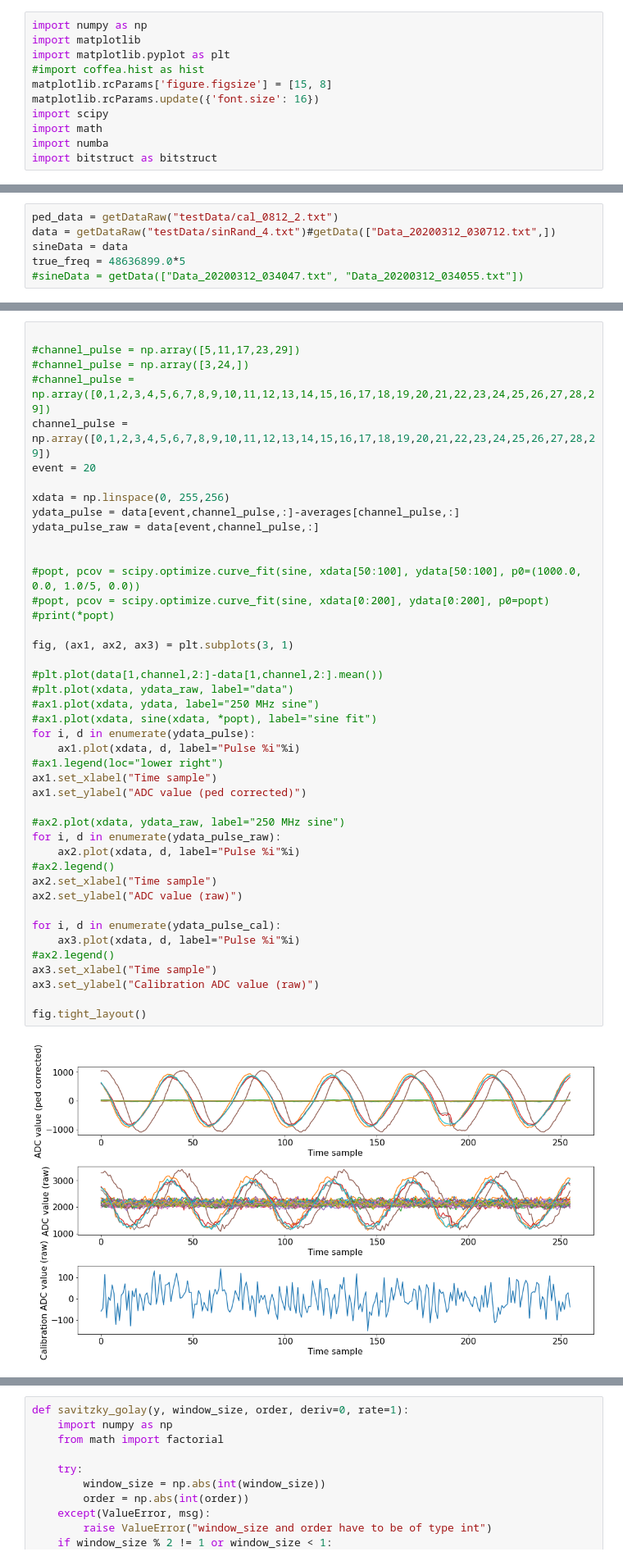
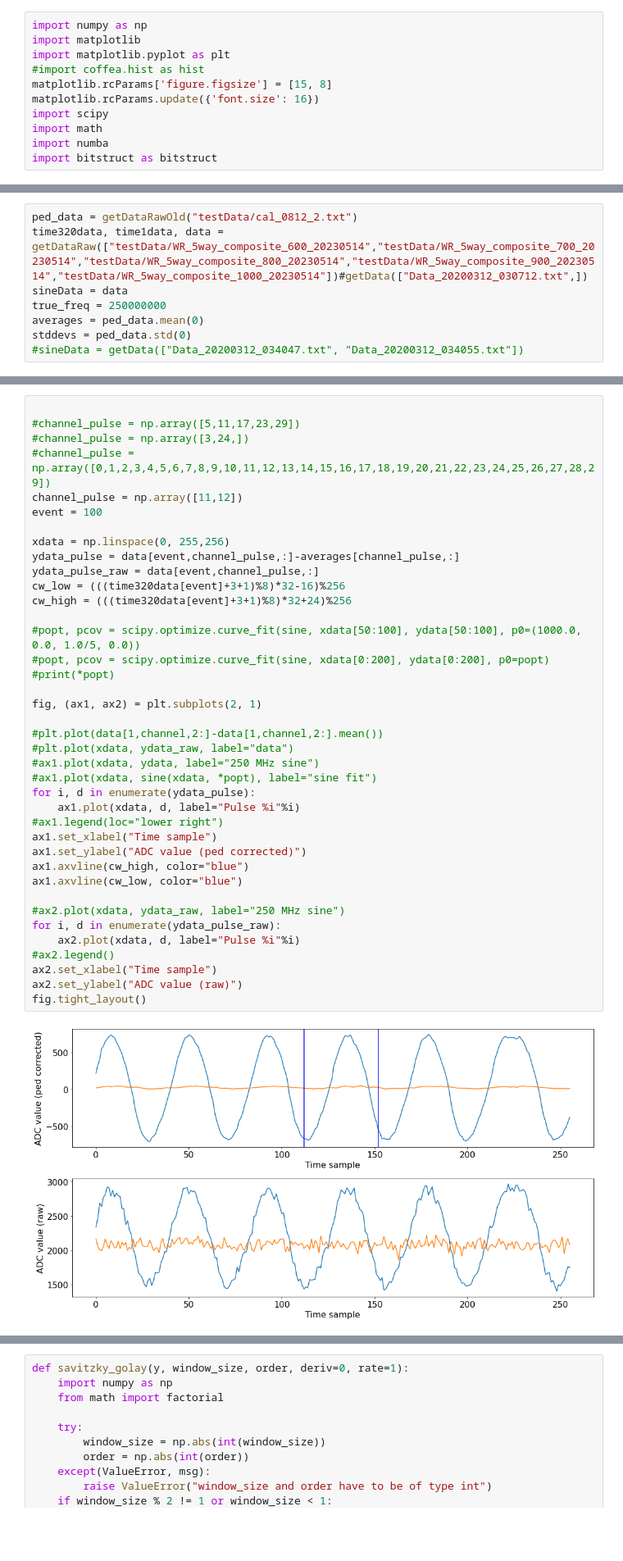
Before and after one commit to FTBF/LAPPD_TOF_Analysis, a Jupyter notebook: Analysis.ipynb, the cells around one changed output, grey strips where cells are left out. Shown at 82% size. Drawn from its saved outputs; the diff is of its cells as text; blank space fills up the shorter version.

Commit message:
data now includes timestamp.

```diff
--- a/Analysis.ipynb
+++ b/Analysis.ipynb
@@ -31,8 +66,10 @@ def getData(fnames):
     data = np.array(data, dtype='float')
     return data.reshape([-1, 256, 30])
 # %%
-ped_data = getDataRaw("testData/cal_0812_2.txt")
-data = getDataRaw("testData/sinRand_4.txt")#getData(["Data_20200312_030712.txt",])
+ped_data = getDataRawOld("testData/cal_0812_2.txt")
+time320data, time1data, data = getDataRaw(["testData/WR_5way_composite_600_20230514","testData/WR_5way_composite_700_20230514","testData/WR_5way_composite_800_20230514","testData/WR_5way_composite_900_20230514","testData/WR_5way_composite_1000_20230514"])#getData(["Data_20200312_030712.txt",])
 sineData = data
-true_freq = 48636899.0*5
+true_freq = 250000000
+averages = ped_data.mean(0)
+stddevs = ped_data.std(0)
 #sineData = getData(["Data_20200312_034047.txt", "Data_20200312_034055.txt"])
@@ -51,44 +93,40 @@ def wrap(x):
 #channel_pulse = np.array([5,11,17,23,29])
 #channel_pulse = np.array([3,24,])
 #channel_pulse = np.array([0,1,2,3,4,5,6,7,8,9,10,11,12,13,14,15,16,17,18,19,20,21,22,23,24,25,26,27,28,29])
-channel_pulse = np.array([0,1,2,3,4,5,6,7,8,9,10,11,12,13,14,15,16,17,18,19,20,21,22,23,24,25,26,27,28,29])
-event = 20
+channel_pulse = np.array([11,12])
+event = 100
 
 xdata = np.linspace(0, 255,256)
 ydata_pulse = data[event,channel_pulse,:]-averages[channel_pulse,:]
 ydata_pulse_raw = data[event,channel_pulse,:]
-
+cw_low = (((time320data[event]+3+1)%8)*32-16)%256
+cw_high = (((time320data[event]+3+1)%8)*32+24)%256
 
 #popt, pcov = scipy.optimize.curve_fit(sine, xdata[50:100], ydata[50:100], p0=(1000.0, 0.0, 1.0/5, 0.0))
 #popt, pcov = scipy.optimize.curve_fit(sine, xdata[0:200], ydata[0:200], p0=popt)
 #print(*popt)
 
-fig, (ax1, ax2, ax3) = plt.subplots(3, 1)
+fig, (ax1, ax2) = plt.subplots(2, 1)
 
 #plt.plot(data[1,channel,2:]-data[1,channel,2:].mean())
 #plt.plot(xdata, ydata_raw, label="data")
 #ax1.plot(xdata, ydata, label="250 MHz sine")
 #ax1.plot(xdata, sine(xdata, *popt), label="sine fit")
 for i, d in enumerate(ydata_pulse):
     ax1.plot(xdata, d, label="Pulse %i"%i)
 #ax1.legend(loc="lower right")
 ax1.set_xlabel("Time sample")
 ax1.set_ylabel("ADC value (ped corrected)")
+ax1.axvline(cw_high, color="blue")
+ax1.axvline(cw_low, color="blue")
 
 #ax2.plot(xdata, ydata_raw, label="250 MHz sine")
 for i, d in enumerate(ydata_pulse_raw):
     ax2.plot(xdata, d, label="Pulse %i"%i)
 #ax2.legend()
 ax2.set_xlabel("Time sample")
 ax2.set_ylabel("ADC value (raw)")
-
-for i, d in enumerate(ydata_pulse_cal):
-    ax3.plot(xdata, d, label="Pulse %i"%i)
-#ax2.legend()
-ax3.set_xlabel("Time sample")
-ax3.set_ylabel("Calibration ADC value (raw)")
-
 fig.tight_layout()
 # %% [output]
-[figure, old version]
+[figure, new version]
 # %%
```
Also changed, not shown: parts of 27 cells of this notebook, 6 other files.
